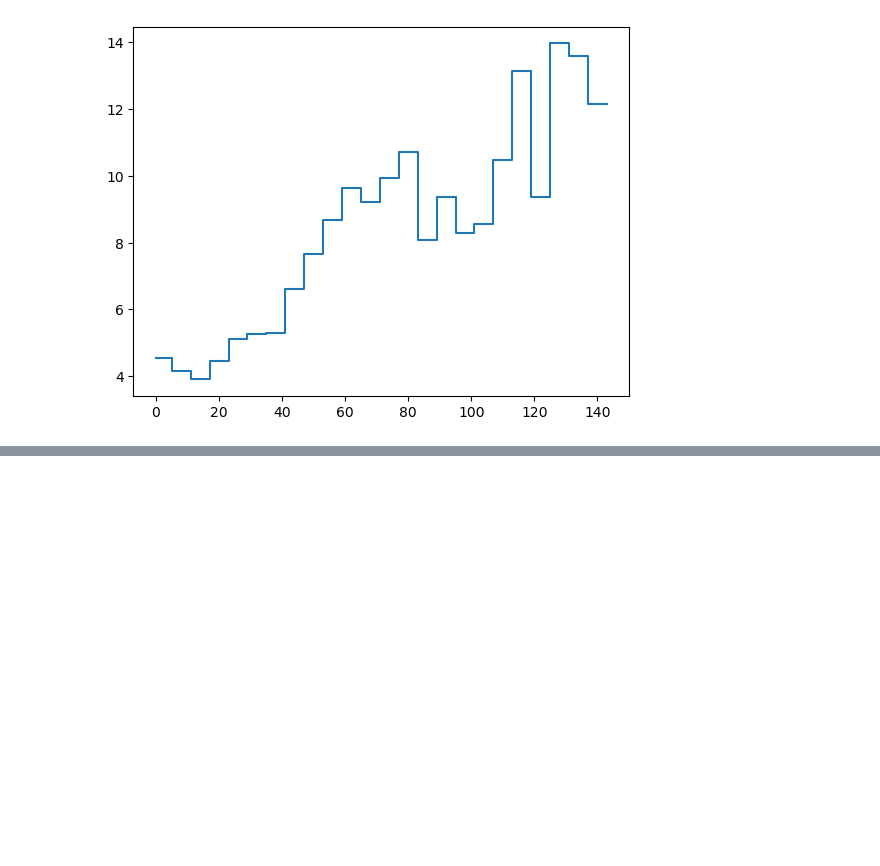
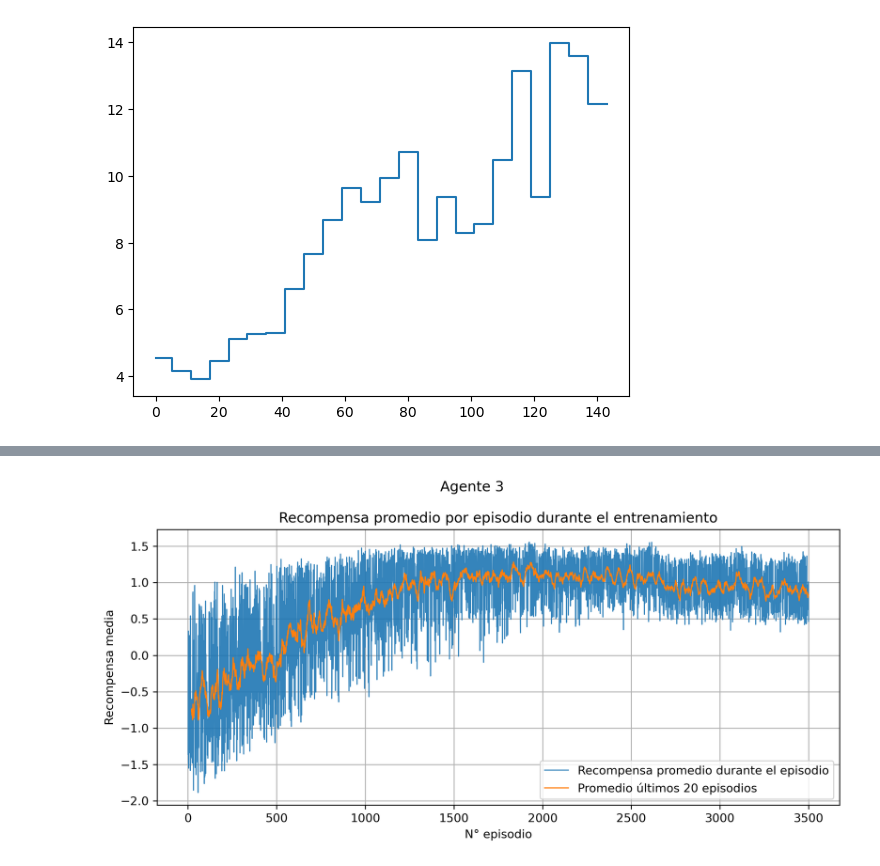
Before and after one commit to Claudio-zb/RL_WEF_MS, a Jupyter notebook: plotting_ems.ipynb, the cells around one changed output, grey strips where cells are left out. Saved outputs shown, nothing was run; the diff lists cells and outputs as text; code cells hidden in the pictures; blank space fills up the shorter version.

```diff
--- a/plotting_ems.ipynb
+++ b/plotting_ems.ipynb
@@ -108,0 +109,18 @@ ModuleNotFoundError: No module named 'ipiopt'
+# %%
+rwd = training_results3["mean_episode_rewards"].to_numpy()
+mean_rwd = np.convolve(rwd, np.ones(20)/20, mode='valid')
+N = len(rwd)
+fig = plt.figure(dpi=300)
+fig.set_size_inches(9.0, 4.5)
+plt.plot(range(1,N+1), rwd,  label="Recompensa promedio durante el episodio", alpha=0.9, linewidth = .9)
+plt.plot(range(1+19, N+1),mean_rwd, label="Promedio últimos 20 episodios", linewidth = 1)
+plt.legend()
+plt.xlabel("N° episodio")
+plt.ylabel("Recompensa media")
+plt.suptitle("Agente 3")
+plt.title("Recompensa promedio por episodio durante el entrenamiento")
+plt.grid()
+plt.tight_layout()
+plt.savefig("./figures/entrenamiento_3.png", dpi=300)
+# %% [output]
+[figure, added]
```
Also changed, not shown: parts of 21 cells of this notebook, 5 other files.
